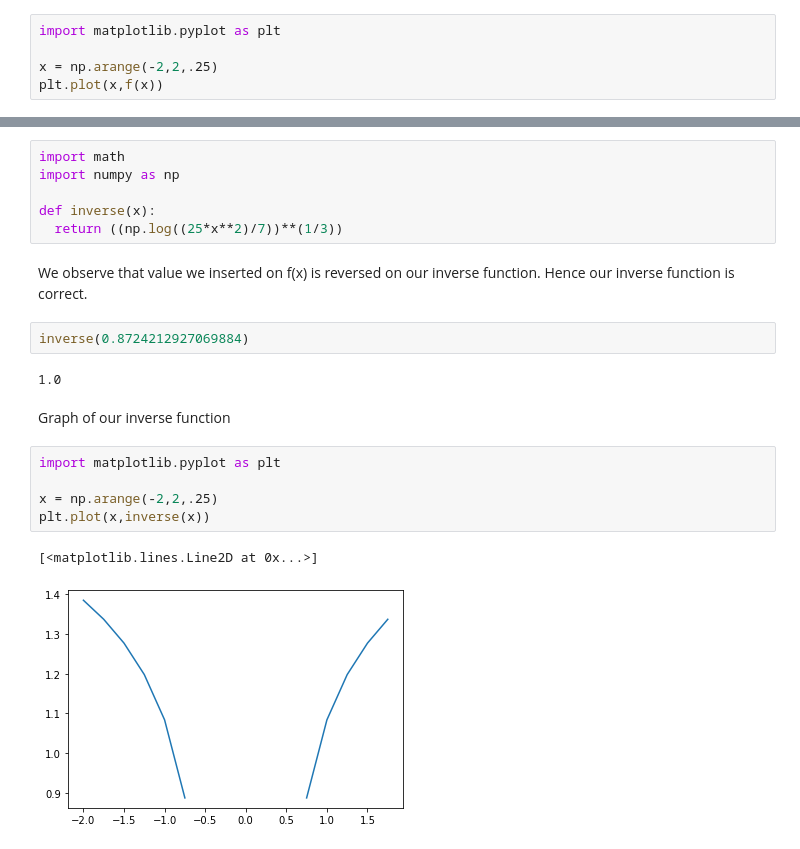
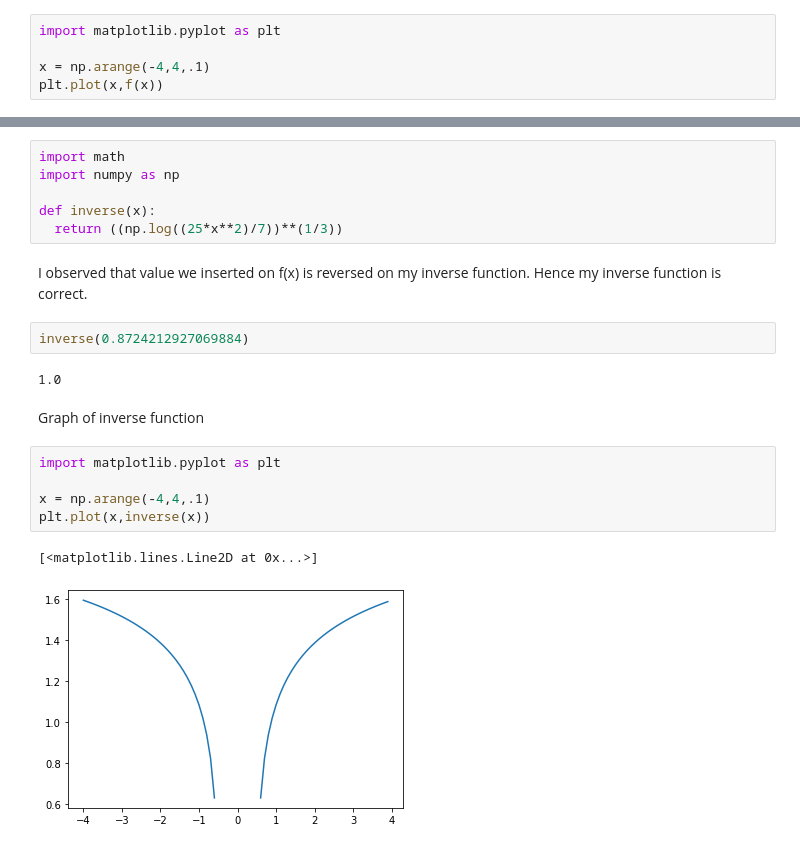
Before and after one commit to floydid/DiscreteMath, a Jupyter notebook: ProjectTemplate.ipynb, the cells around one changed output, grey strips where cells are left out. Drawn from its saved outputs; the diff is of its cells as text.

```diff
--- a/ProjectTemplate.ipynb
+++ b/ProjectTemplate.ipynb
@@ -168,7 +174,7 @@ f(2)
 # %%
 import matplotlib.pyplot as plt
 
-x = np.arange(-2,2,.25)
+x = np.arange(-4,4,.1)
 plt.plot(x,f(x))
 # %% [output]
 [<matplotlib.lines.Line2D at 0x...>]
@@ -194,18 +200,18 @@ import numpy as np
 def inverse(x):
   return ((np.log((25*x**2)/7))**(1/3))
 # %% [markdown]
-We observe that value we inserted on f(x) is reversed on our inverse function. Hence our inverse function is correct.
+I observed that value we inserted on f(x) is reversed on my inverse function. Hence my inverse function is correct.
 # %%
 inverse(0.8724212927069884)
 # %% [output]
 1.0
 # %% [markdown]
-Graph of our inverse function
+Graph of inverse function
 # %%
 import matplotlib.pyplot as plt
 
-x = np.arange(-2,2,.25)
+x = np.arange(-4,4,.1)
 plt.plot(x,inverse(x))
 # %% [output]
 [<matplotlib.lines.Line2D at 0x...>]
-[figure, old version]
+[figure, new version]
```
Also changed, not shown: parts of 12 cells of this notebook.
